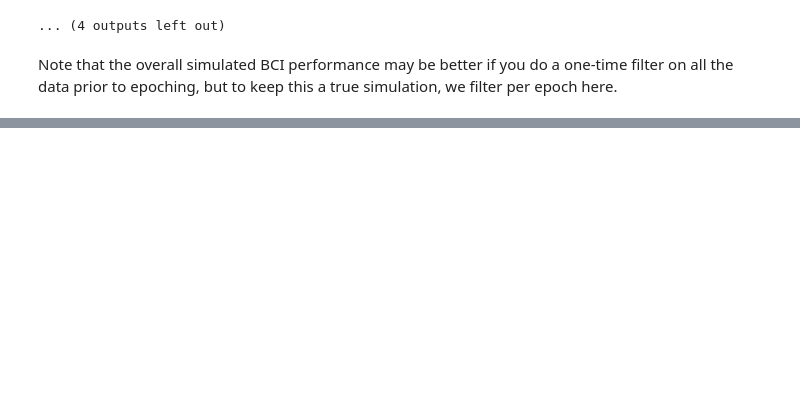
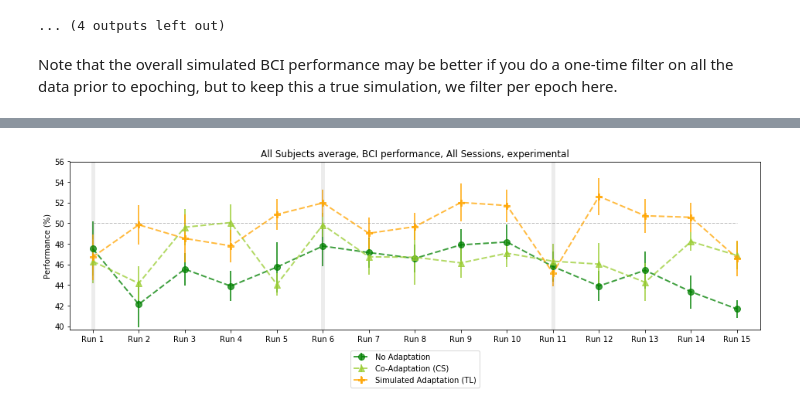
Before and after one commit to lpjiang97/EEG-CoAdaptation, a Jupyter notebook: Analysis/Plot_Performance_Over_All_Sessions.ipynb, the cells around one changed output, grey strips where cells are left out. Saved outputs shown, nothing was run; the diff lists cells and outputs as text; code cells hidden in the pictures; blank space fills up the shorter version.

```diff
--- a/Analysis/Plot_Performance_Over_All_Sessions.ipynb
+++ b/Analysis/Plot_Performance_Over_All_Sessions.ipynb
@@ -748,0 +943,31 @@ for subjID in subjID_all:
+# %%
+fig = plt.figure(figsize=(16,4))
+x = np.asarray(range(0,15))
+
+plt.errorbar(x, no_adaptation_means, no_adaptation_sem, color='green', marker='o', markersize=8,
+         linestyle='dashed', linewidth=2, alpha=0.75)
+plt.errorbar(x,co_adaptation_means, co_adaptation_sem, color='yellowgreen', marker='^', markersize=8,
+     linestyle='dashed', linewidth=2, alpha=0.75)
+plt.errorbar(x,sim_TL_scores_means, sim_TL_scores_sem, color='orange', marker='P', markersize=8,
+     linestyle='dashed', linewidth=2, alpha=0.75)
+plt.title('All Subjects average, BCI performance, All Sessions, ' + model_type)
+lgd = plt.legend(['No Adaptation','Co-Adaptation (CS)','Simulated Adaptation (TL)','Chance'],
+          loc='upper center', bbox_to_anchor=(0.5, -0.10))
+# Plot properties
+plt.xticks([0, 1, 2, 3, 4, 5, 6, 7, 8, 9, 10, 11, 12, 13, 14],
+           ['Run 1','Run 2','Run 3','Run 4','Run 5','Run 6','Run 7','Run 8','Run 9','Run 10',
+           'Run 11','Run 12','Run 13','Run 14','Run 15'])
+plt.ylabel('Performance (%)')
+plt.hlines(y=50, xmin=0, xmax=14, color='gray', linestyles='dashed',
+           linewidth=1, alpha=0.5)
+plt.axvline(x=0, alpha=0.15, linewidth=5, color='gray', linestyle='solid')
+plt.axvline(x=5, alpha=0.15, linewidth=5, color='gray', linestyle='solid')
+plt.axvline(x=10, alpha=0.15, linewidth=5, color='gray', linestyle='solid')
+plt.ylim([min_all-2, max_all+2])
+plt.xlim([-0.5,14.5])
+
+plt.show()
+fig.savefig('Figures/' + subjID + '_Performance_Session-all_' + model_type + '-withSEM.png',
+            bbox_extra_artists=(lgd,), bbox_inches='tight')
+# %% [output]
+[figure, added]
```
Also changed, not shown: parts of 17 cells of this notebook, 3 other files.
